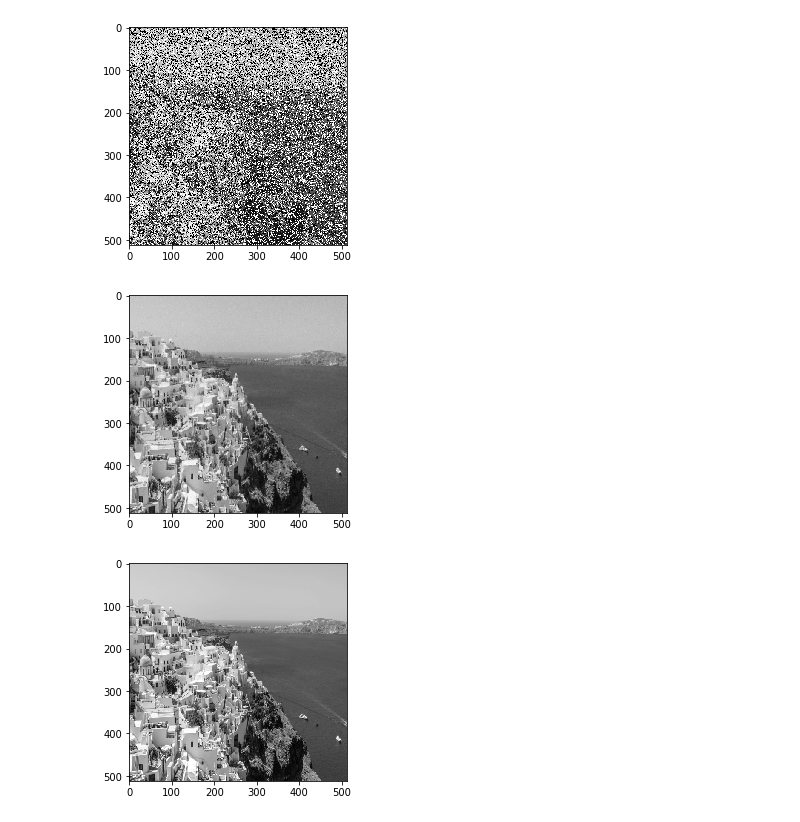
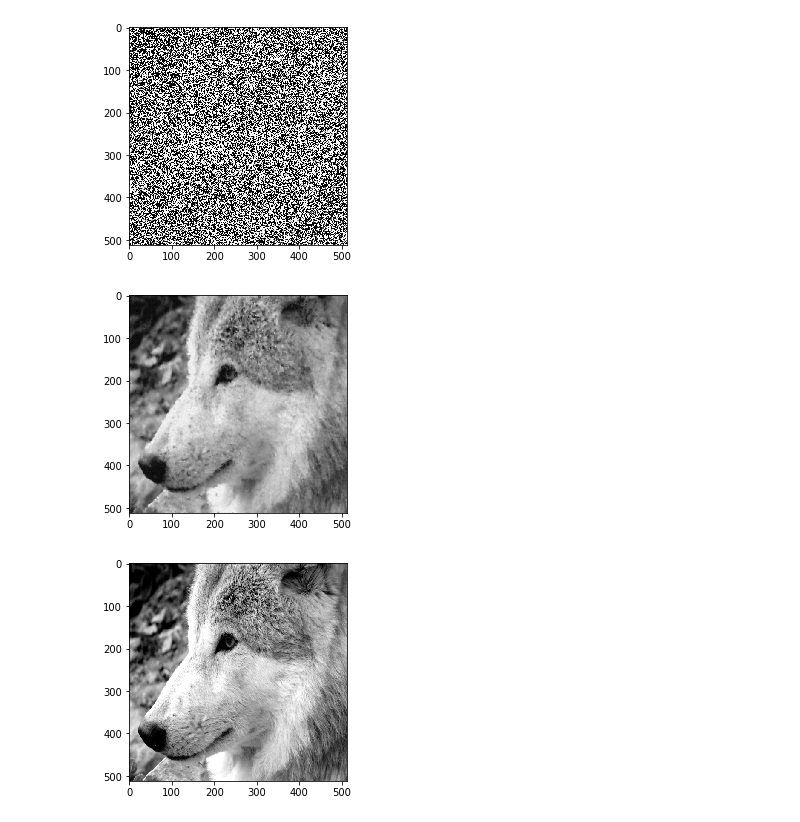
Before and after one commit to tomsan61065/DL, a Jupyter notebook: imageNoise/imageNoiseTest.ipynb, the cells around one changed output. Cells and saved outputs as stored; diff of their text form; code cells hidden in the pictures.

```diff
--- a/imageNoise/imageNoiseTest.ipynb
+++ b/imageNoise/imageNoiseTest.ipynb
@@ -122,55 +129,86 @@ dataY = dataY.reshape(-1, 512, 512, 1)
 dataY = dataY.astype('float32') / 255
 # %%
 """
-    noise 50%
+    noise image
 """
-X_50 = np.zeros((100,512, 512))
+X = np.zeros((500,512, 512))
+count = 0
 for i in range(1, 101):
     picture = f'{i:#04d}'
     img = cv2.imread("../../div2k_valid_gray/" + picture + "_noise50.png", cv2.IMREAD_GRAYSCALE)
-    X_50[i-1] = img
+    X[count] = img
+    img = cv2.imread("../../div2k_valid_gray/" + picture + "_noise60.png", cv2.IMREAD_GRAYSCALE)
+    X[count+1] = img
+    img = cv2.imread("../../div2k_valid_gray/" + picture + "_noise70.png", cv2.IMREAD_GRAYSCALE)
+    X[count+2] = img
+    img = cv2.imread("../../div2k_valid_gray/" + picture + "_noise80.png", cv2.IMREAD_GRAYSCALE)
+    X[count+3] = img
+    img = cv2.imread("../../div2k_valid_gray/" + picture + "_noise90.png", cv2.IMREAD_GRAYSCALE)
+    X[count+4] = img
+    count += 5
 
-X_50 = X_50.reshape(-1, 512, 512, 1)
-X_50 = X_50.astype('float32') / 255
+X = X.reshape(-1, 512, 512, 1)
+X = X.astype('float32') / 255
 # %%
-model = SRCNN("SRCNN_500099.h5")
-print("== SRCNN_50 ==")
-X_50 = X_50.reshape(-1, 512, 512, 1)
+model = SRCNN("SRCNN_0415.h5")
+print("== SRCNN valid ==")
+X = X.reshape(-1, 512, 512, 1)
 dataY = dataY.reshape(-1, 512, 512, 1)
-score = model.evaluate(X_50, dataY, verbose=0)
+score = model.evaluate(X, dataY, verbose=0)
 print('loss:', score[0])
 print('accuracy:', score[1])
 
-result = model.predict(X_50)
+result = model.predict(X)
 result = result.reshape(-1, 512, 512)
-X_50 = X_50.reshape(-1, 512, 512)
+X = X.reshape(-1, 512, 512)
 dataY = dataY.reshape(-1, 512, 512)
 
-img = X_50[22]
+img = X[24]
 plt.imshow(img, cmap="gray")
 plt.show()
 
-img = result[22]
+img = result[24]
 plt.imshow(img, cmap="gray")
 plt.show()
 
-img = dataY[22]
+img = dataY[24]
 plt.imshow(img, cmap="gray")
 plt.show()
-print(PSNR(dataY[22], result[22]) )
+print(PSNR(dataY[24], result[24]) )
 
 totalPSNR = 0
-for i in range(100):
+for i in range(500):
     totalPSNR += PSNR(dataY[i], result[i])
     #print(i+1, PSNR(dataY[i], result[i]))
-print(totalPSNR/100)
+print(totalPSNR/500)
 
 totalSSIM = 0
+for i in range(500):
+    totalSSIM += SSIM(dataY[i], result[i], 1.0) #0.5114699011236234
+print(SSIM(dataY[24], result[24], 1.0))
+print(totalSSIM/500)
+
+count = 0
 for i in range(100):
-    totalSSIM += SSIM(dataY[i], result[i], 1.0) #0.5114699011236234
-    img = result[i]
+    img = result[count]
     img = 255 * img # Now scale by 255
     img = img.astype(np.uint8)
-    cv2.imwrite("../../target/" + str(i+1) + '_denoise50.png', img)
-print(totalSSIM/100)
+    cv2.imwrite("../../Denoise_2K/" + str(i+1) + '_denoise50.bmp', img)
+    img = result[count+1]
+    img = 255 * img # Now scale by 255
+    img = img.astype(np.uint8)
+    cv2.imwrite("../../Denoise_2K/" + str(i+1) + '_denoise60.bmp', img)
+    img = result[count+2]
+    img = 255 * img # Now scale by 255
+    img = img.astype(np.uint8)
+    cv2.imwrite("../../Denoise_2K/" + str(i+1) + '_denoise70.bmp', img)
+    img = result[count+3]
+    img = 255 * img # Now scale by 255
+    img = img.astype(np.uint8)
+    cv2.imwrite("../../Denoise_2K/" + str(i+1) + '_denoise80.bmp', img)
+    img = result[count+4]
+    img = 255 * img # Now scale by 255
+    img = img.astype(np.uint8)
+    cv2.imwrite("../../Denoise_2K/" + str(i+1) + '_denoise90.bmp', img)
+    count+=5
 # %% [output]
@@ -193,4 +231,4 @@ loss: 0.0010052966512739659
 accuracy: 0.0
 [figure]
-[figure, old version]
+[figure, new version]
-[figure, old version]
+[figure, new version]
```
Also changed, not shown: parts of 11 cells of this notebook, 1 other file.
